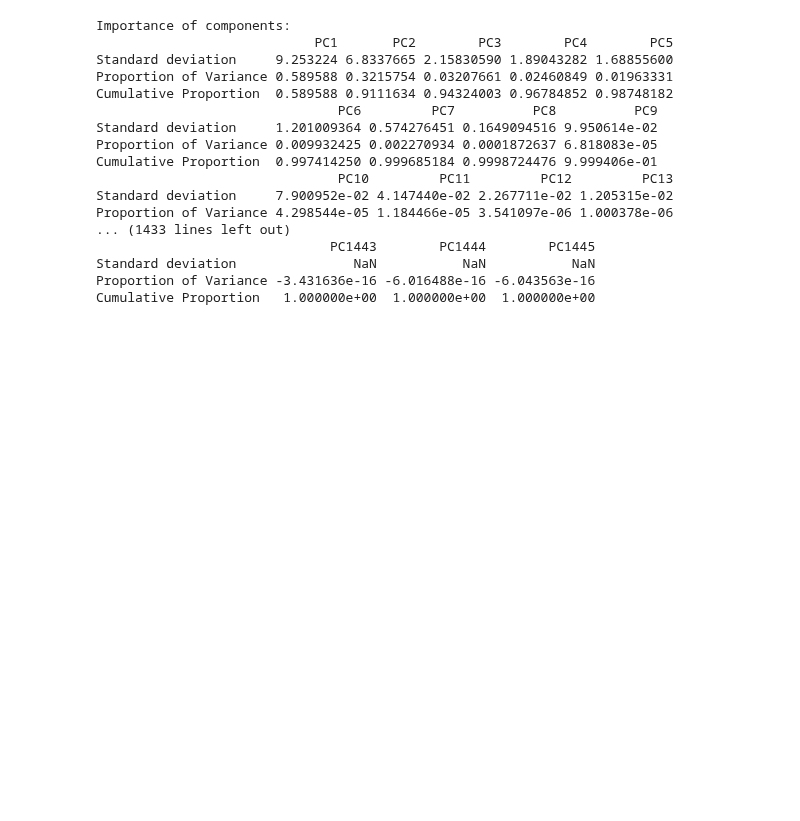
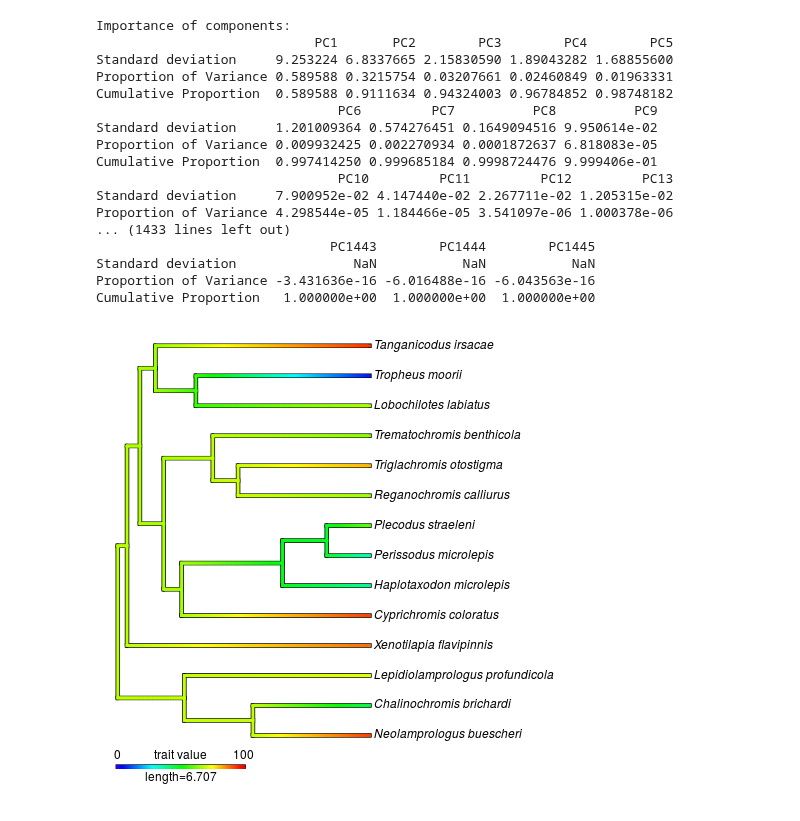
Before and after one commit to ryneches/fishpoo, a Jupyter notebook: fishpoo.ipynb, the cells around one changed output. Saved outputs shown, nothing was run; the diff lists cells and outputs as text; code cells hidden in the pictures; blank space fills up the shorter version.

```diff
--- a/fishpoo.ipynb
+++ b/fishpoo.ipynb
@@ -401,0 +395,26 @@ library("phytools")
+# %%
+%%R
+
+# stochastic character mapping
+
+library("phytools")
+
+# use make.simmap() for categorical data : http://www.inside-r.org/packages/cran/phytools/docs/make.simmap
+# use contMap() for continious data : http://www.inside-r.org/node/166056
+
+# we need this function to change the color mapping...
+# code is from here : http://blog.phytools.org/2014/12/inverting-color-map-on-object-of-class.html
+setMap<-function(x,...){
+    if(hasArg(invert)) invert<-list(...)$invert
+    else invert<-FALSE
+    n<-length(x$cols)
+    if(invert) x$cols<-setNames(rev(x$cols),names(x$cols))
+    else x$cols[1:n]<-colorRampPalette(...)(n)
+    x
+}
+
+obj <- contMap( rabosky_trimmed, as.matrix(phase1_otus)[,"X839235"], lims=c(0,100), plot=FALSE )
+
+plot(setMap(obj,invert=TRUE))
+# %% [output]
+[figure, added]
```
Also changed, not shown: parts of 1 cell of this notebook.
